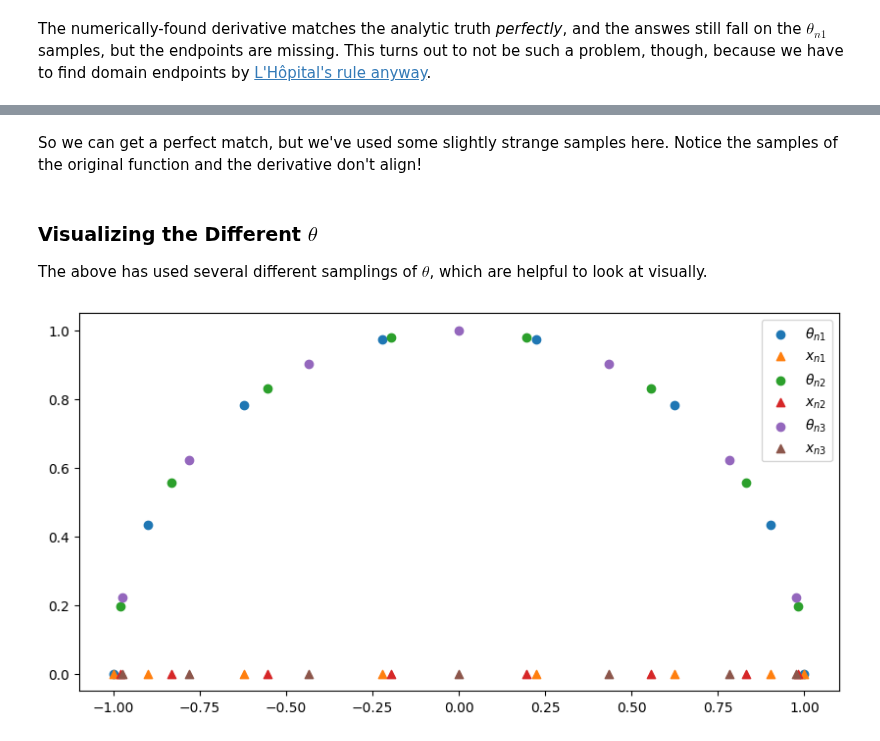
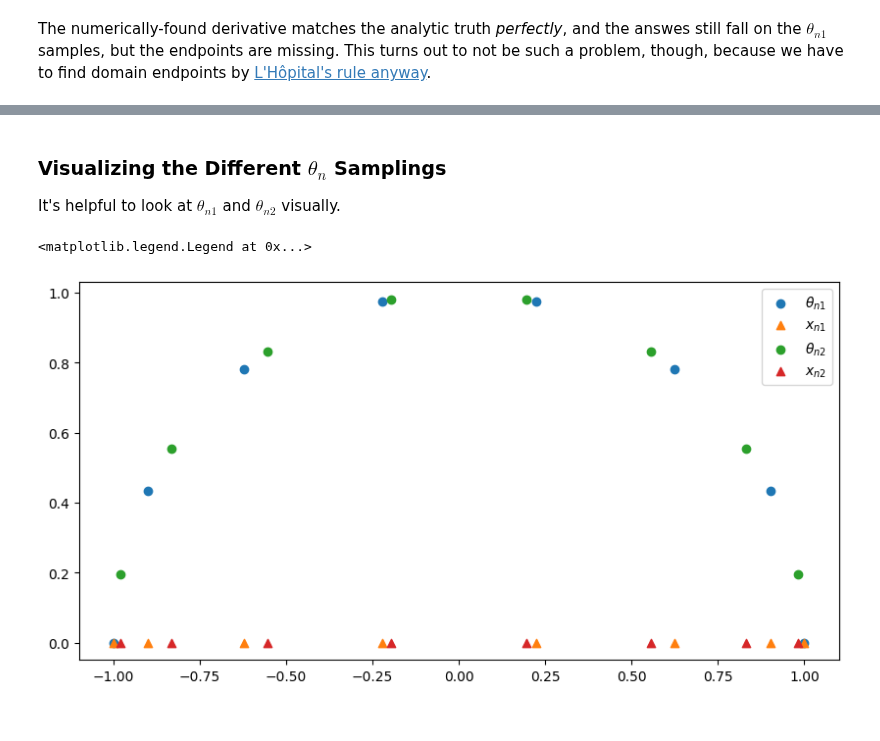
Before and after one commit to pavelkomarov/spectral-derivatives, a Jupyter notebook: notebooks/dct_types_extension_experiments.ipynb, the cells around one changed output, grey strips where cells are left out. Cells and saved outputs as stored; diff of their text form; code cells hidden in the pictures.

Commit message:
reworked experiments notebook slightly

```diff
--- a/notebooks/dct_types_extension_experiments.ipynb
+++ b/notebooks/dct_types_extension_experiments.ipynb
@@ -111,19 +100,17 @@ L1: 1.4210854715202004e-14
-# %% [markdown]
-So we can get a perfect match, but we've used some slightly strange samples here. Notice the samples of the original function and the derivative don't align!
 # %% [markdown]
-### Visualizing the Different $\theta$
+### Visualizing the Different $\theta_n$ Samplings
 
-The above has used several different samplings of $\theta$, which are helpful to look at visually.
+It's helpful to look at $\theta_{n1}$ and $\theta_{n2}$ visually.
 # %%
+th_n2 = np.pi/(N+1) * (np.arange(N+1) + 0.5) # Sample from half-indices. At n = 0 we're already at 1/2 a step.
+
 pyplot.figure(figsize=(10,5))
 pyplot.scatter(np.cos(th_n1), np.sin(th_n1), label=r"$\theta_{n1}$")
 pyplot.scatter(np.cos(th_n1), [0 for i in range(len(th_n1))], label=r"$x_{n1}$", marker='^')
 pyplot.scatter(np.cos(th_n2), np.sin(th_n2), label=r"$\theta_{n2}$")
 pyplot.scatter(np.cos(th_n2), [0 for i in range(len(th_n2))], label=r"$x_{n2}$", marker='^')
-pyplot.scatter(np.cos(th_n3), np.sin(th_n3), label=r"$\theta_{n3}$")
-pyplot.scatter(np.cos(th_n3), [0 for i in range(len(th_n3))], label=r"$x_{n3}$", marker='^')
 pyplot.legend()
-pyplot.show()
 # %% [output]
+<matplotlib.legend.Legend at 0x...>
-[figure, old version]
+[figure, new version]
 # %% [markdown]
```
Also changed, not shown: parts of 16 cells of this notebook.
